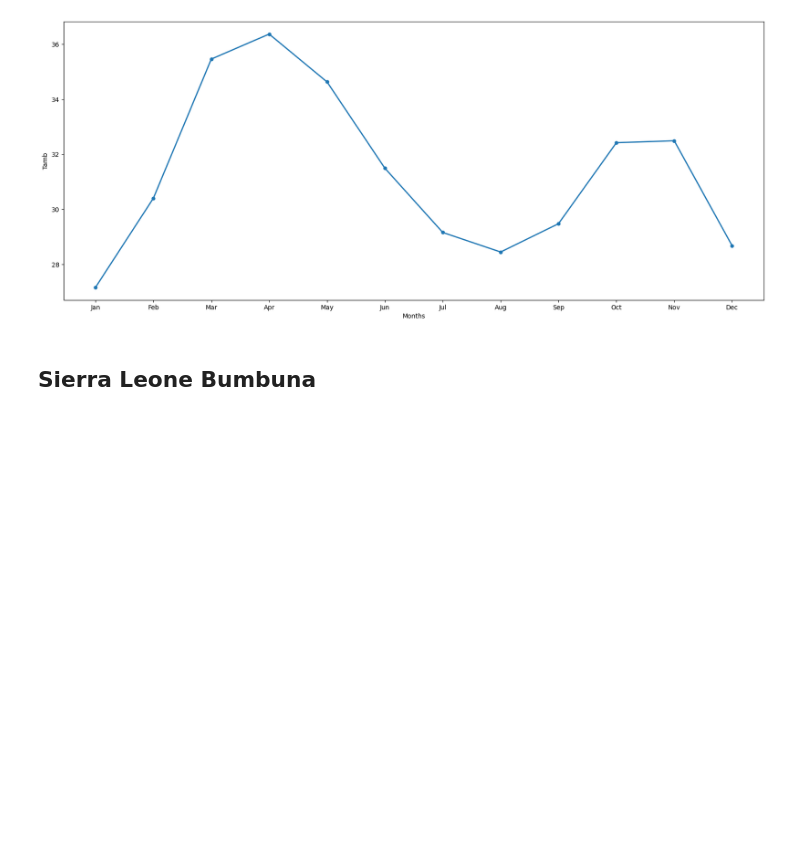
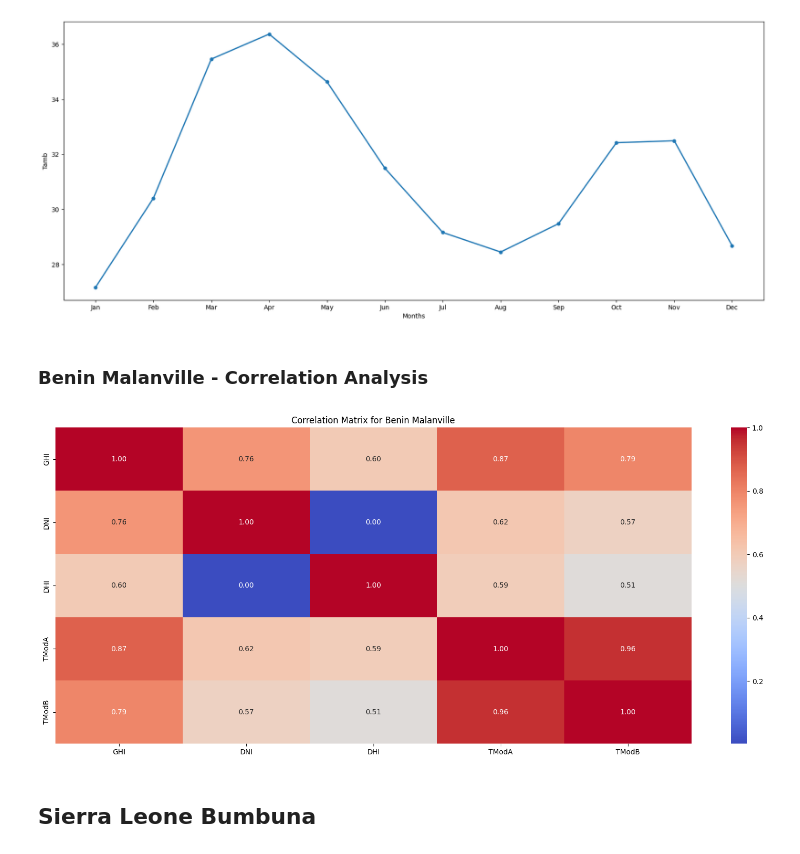
Before and after one commit to leuel-a/moonlight-solar-analysis, a Jupyter notebook: notebooks/EDA.ipynb, the cells around one changed output. Drawn from its saved outputs; the diff is of its cells as text; code cells hidden in the pictures; blank space fills up the shorter version.

Commit message:
feat: add correlation analysis for all the datasets

```diff
--- a/notebooks/EDA.ipynb
+++ b/notebooks/EDA.ipynb
@@ -184,6 +184,13 @@ plot_line_chart(monthly_average_benin_df, 'GHI')
 plot_line_chart(monthly_average_benin_df, 'Tamb')
 # %% [output]
 [figure]
+# %% [markdown]
+### Benin Malanville - Correlation Analysis
+# %%
+benin_corr = benin_df[['GHI', 'DNI', 'DHI', 'TModA', 'TModB']].corr()
+plot_heatmap(benin_corr, 'Correlation Matrix for Benin Malanville')
+# %% [output]
+[figure, added]
 # %% [markdown]
 ## Sierra Leone Bumbuna
 # %% [markdown]
```
Also changed, not shown: parts of 6 cells of this notebook, 1 other file.
